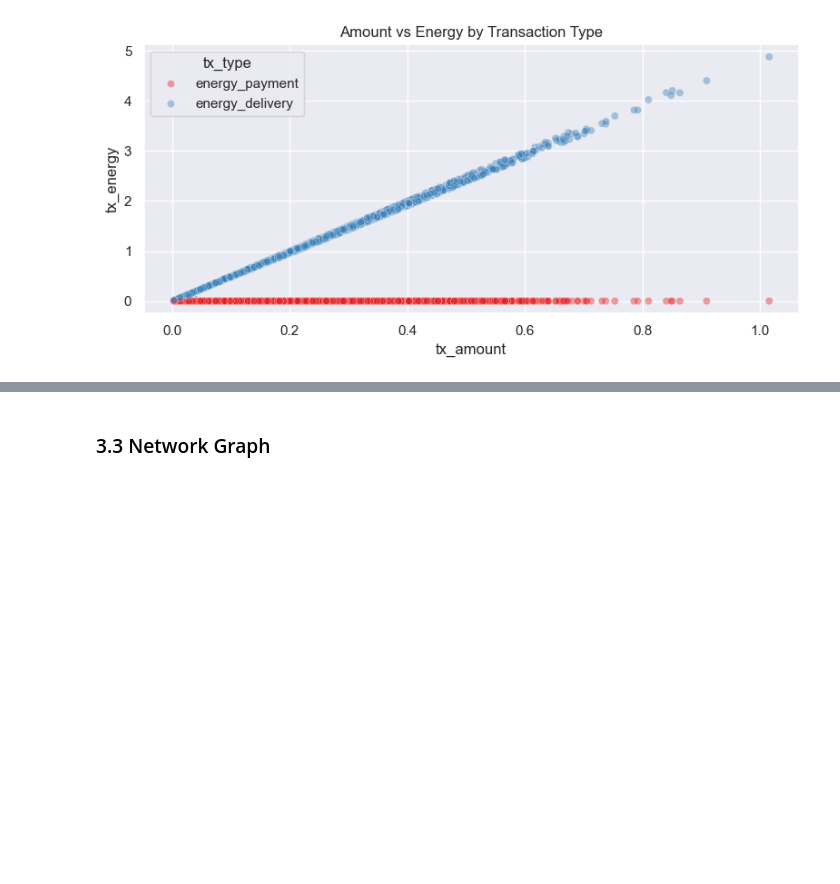
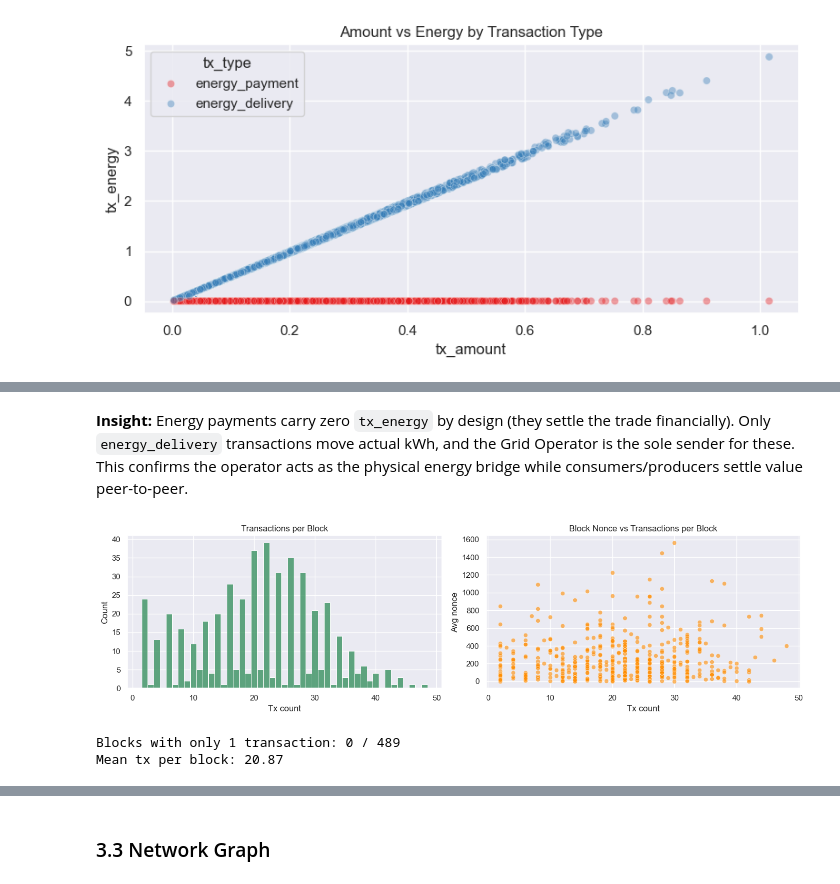
Before and after one commit to RobbenWijanathan/fit-competition-2026, a Jupyter notebook: blockchain_anomaly_detection (1).ipynb, the cells around one changed output, grey strips where cells are left out. Drawn from its saved outputs; the diff is of its cells as text; code cells hidden in the pictures; blank space fills up the shorter version.

```diff
--- a/blockchain_anomaly_detection.ipynb
+++ b/blockchain_anomaly_detection (1).ipynb
@@ -154,0 +180,31 @@ plt.show()
+# %% [markdown]
+**Insight:** Energy payments carry zero `tx_energy` by design (they settle the trade financially). Only `energy_delivery` transactions move actual kWh, and the Grid Operator is the sole sender for these. This confirms the operator acts as the physical energy bridge while consumers/producers settle value peer-to-peer.
+# %%
+block_stats = df.groupby("block_index").agg(
+    n_tx=("tx_id", "count"),
+    total_amount=("tx_amount", "sum"),
+    total_energy=("tx_energy", "sum"),
+    avg_nonce=("block_nonce", "mean"),
+).reset_index()
+
+fig, axes = plt.subplots(1, 2, figsize=(14, 4))
+
+sns.histplot(block_stats["n_tx"], bins=range(1, block_stats["n_tx"].max()+2),
+              ax=axes[0], color="seagreen", discrete=True)
+axes[0].set_title("Transactions per Block")
+axes[0].set_xlabel("Tx count")
+
+sns.scatterplot(data=block_stats, x="n_tx", y="avg_nonce", ax=axes[1], color="darkorange", alpha=0.6)
+axes[1].set_title("Block Nonce vs Transactions per Block")
+axes[1].set_xlabel("Tx count"); axes[1].set_ylabel("Avg nonce")
+
+plt.tight_layout()
+plt.savefig("figure/block_stats.png", dpi=120, bbox_inches="tight")
+plt.show()
+
+print(f"Blocks with only 1 transaction: {(block_stats['n_tx']==1).sum()} / {len(block_stats)}")
+print(f"Mean tx per block: {block_stats['n_tx'].mean():.2f}")
+# %% [output]
+[figure, added]
+Blocks with only 1 transaction: 0 / 489
+Mean tx per block: 20.87
```
Also changed, not shown: parts of 9 cells of this notebook, 4 other files.
